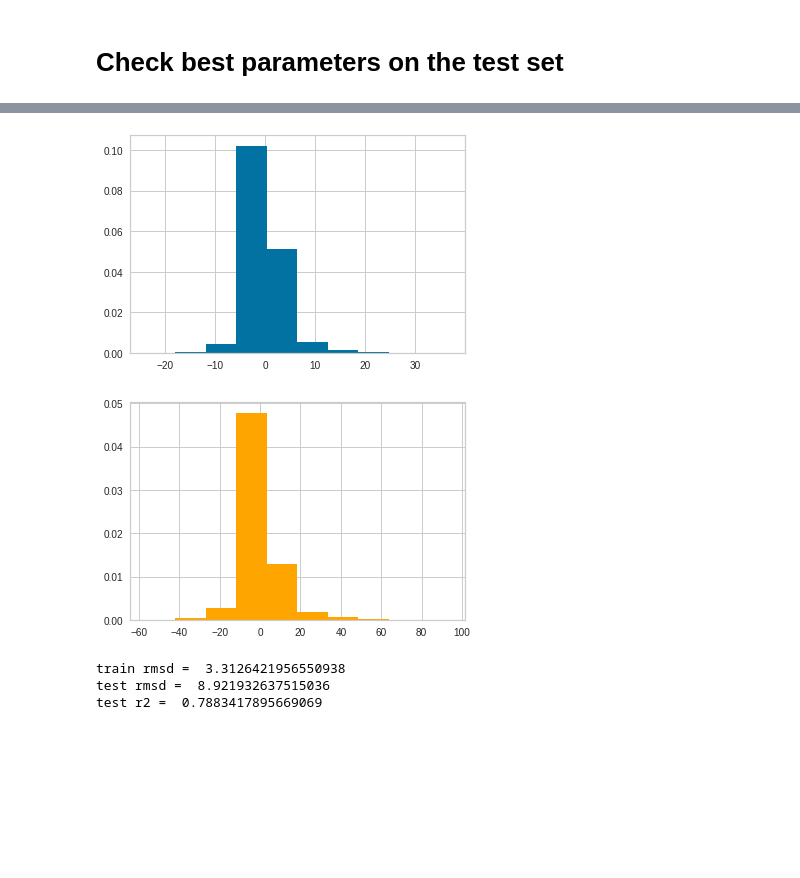
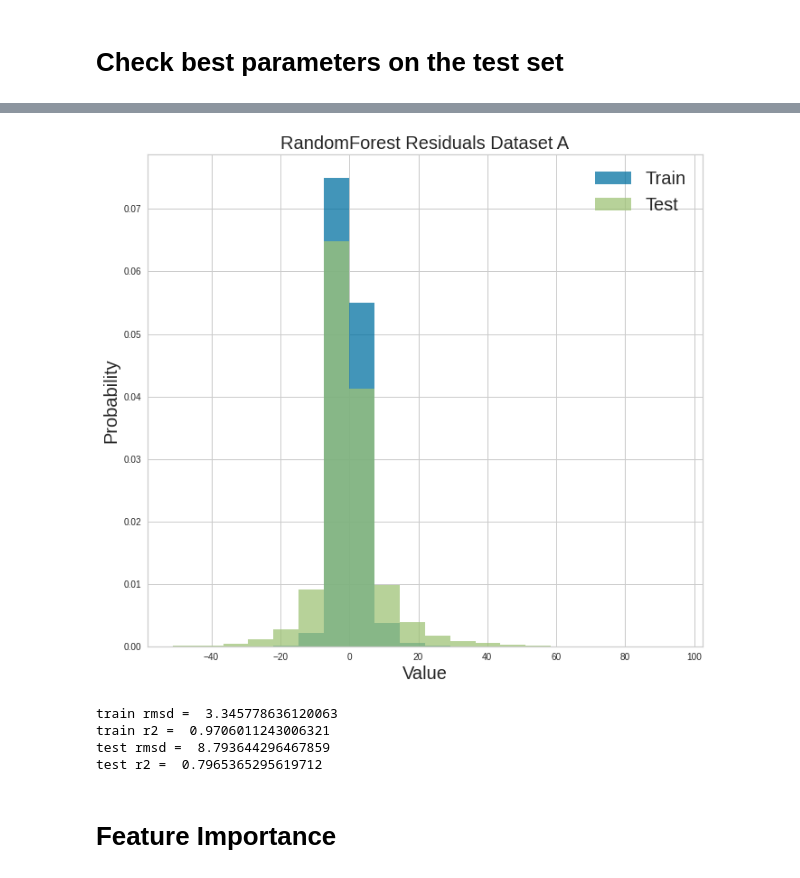
Before and after one commit to georgetown-analytics/student-outcomes, a Jupyter notebook: notebooks/model_dataA_random_forest_1.ipynb, the cells around one changed output, grey strips where cells are left out. Drawn from its saved outputs; the diff is of its cells as text; code cells hidden in the pictures; blank space fills up the shorter version.

```diff
--- a/notebooks/model_dataA_random_forest_1.ipynb
+++ b/notebooks/model_dataA_random_forest_1.ipynb
@@ -140,16 +166,14 @@ clf.cv_results_
 # %% [markdown]
 # Check best parameters on the test set
 # %%
-# Validate the model on the train and test sets
-import warnings
-warnings.simplefilter(action='ignore', category=pd.errors.PerformanceWarning)
+# Validate the best model on the train and test sets
 
 pipe2 = Pipeline(steps=[("scaler", scaler), ("onehot", OneHotEncoder(drop_last=True, variables=categoricals)),
-                            ("rf", RandomForestRegressor(n_jobs=3, n_estimators=500,max_features=120,max_depth=140))])
+                            ("rf", RandomForestRegressor(n_jobs=3, n_estimators=350,max_features=200,max_depth=125))])
 pipe2.fit(Xtrain,ytrain)
-# plt.rcParams["figure.figsize"] = (11, 10)
-# residuals_plot(pipe2, Xtrain, ytrain, Xtest, ytest, hist=False, qqplot=True)
-# plt.show()
-# print("RMSE on test set = ")
-# mean_squared_error(ytest, pipe2.predict(Xtest), squared=False)
+plt.rcParams["figure.figsize"] = (11, 10)
+residuals_plot(pipe2, Xtrain, ytrain, Xtest, ytest, hist=False, qqplot=True)
+plt.show()
+
+# The fact that our residuals are far from normal suggests that we could improve our model.
 # %% [output]
@@ -173,18 +181,26 @@ Pipeline(steps=[('scaler',
 # %%
-# Validate the model on the train and test sets
+# Validate the model the test set
 from sklearn.metrics import r2_score
 train_residuals = pipe2.predict(Xtrain) - ytrain
-plt.hist(train_residuals,density=True)
-plt.show()
 test_residuals = pipe2.predict(Xtest) - ytest
-plt.hist(test_residuals,color="orange",density=True)
+
+bins = np.histogram(np.hstack([train_residuals,test_residuals]),bins=20)[1]
+plt.hist(train_residuals, density=True, alpha=0.75,bins=bins,label="Train")
+plt.hist(test_residuals, density=True, alpha=0.75,bins=bins,label="Test")
+plt.xlabel('Value',fontsize=20)
+plt.ylabel('Probability',fontsize=20)
+plt.title('RandomForest Residuals Dataset A',fontsize=20)
+plt.legend(fontsize=20)
 plt.show()
 print("train rmsd = ", train_residuals.describe()[2])
+print("train r2 = ", r2_score(ytrain, pipe2.predict(Xtrain)))
 print("test rmsd = ", test_residuals.describe()[2])
 print("test r2 = ", r2_score(ytest, pipe2.predict(Xtest)))
 # %% [output]
-[figure, old version]
+[figure, new version]
-[figure, removed]
-train rmsd =  3.3126421956550938
-test rmsd =  8.921932637515036
-test r2 =  0.7883417895669069
+train rmsd =  3.345778636120063
+train r2 =  0.9706011243006321
+test rmsd =  8.793644296467859
+test r2 =  0.7965365295619712
+# %% [markdown]
+# Feature Importance
```
Also changed, not shown: parts of 10 cells of this notebook, 2 other files.
